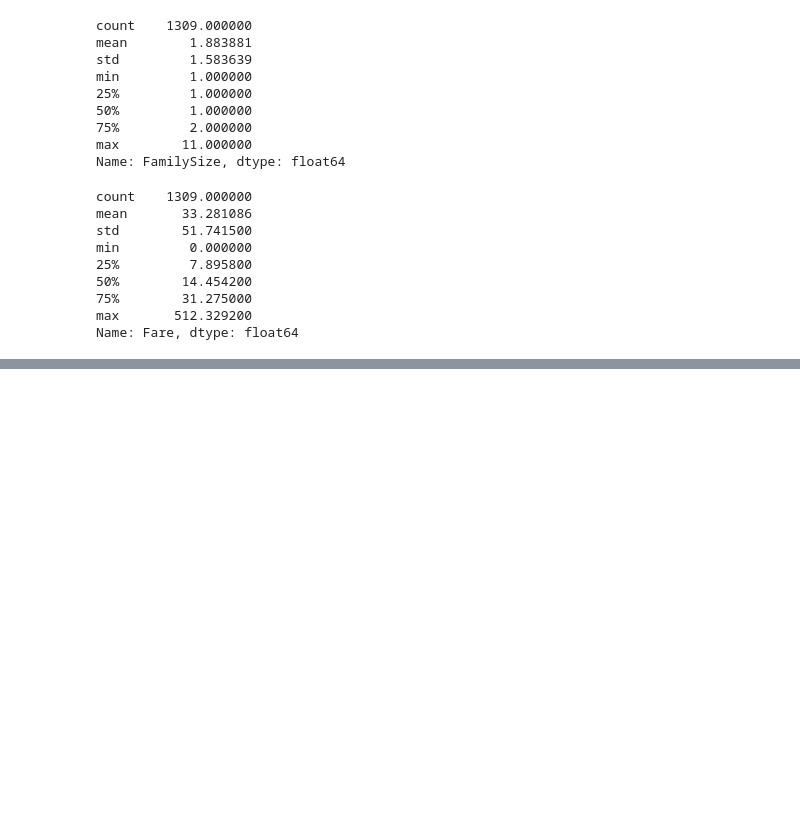
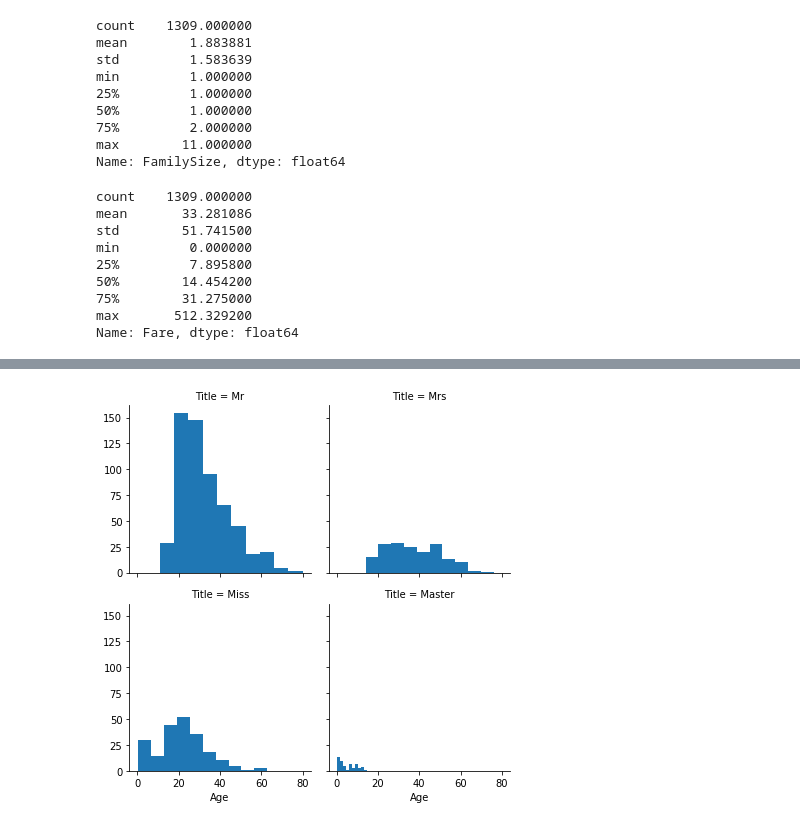
Before and after one commit to elanderos318/titanic-machine-learning, a Jupyter notebook: jupyter_notebook_code/titanic_machine_learning_notebook.ipynb, the cells around one changed output, grey strips where cells are left out. Saved outputs shown, nothing was run; the diff lists cells and outputs as text; code cells hidden in the pictures; blank space fills up the shorter version.

Commit message:
begin data cleaning for age, missing values based on title stats

```diff
--- a/jupyter_notebook_code/titanic_machine_learning_notebook.ipynb
+++ b/jupyter_notebook_code/titanic_machine_learning_notebook.ipynb
@@ -410,0 +402,4 @@ qcut(x, q, labels=None, retbins=False, precision=3, duplicates='raise')
+# %%
+data.drop(['Cabin'], axis=1, inplace=True)
+# %%
+data['Title'] = data.Name.str.extract(' ([A-Za-z]+)\.', expand=False)
@@ -410,0 +439,4 @@ qcut(x, q, labels=None, retbins=False, precision=3, duplicates='raise')
+# %%
+data['Title'] = data['Title'].replace('Mlle', 'Miss')
+data['Title'] = data['Title'].replace('Ms', 'Miss')
+data['Title'] = data['Title'].replace('Mme', 'Mrs')
@@ -410,0 +466,5 @@ qcut(x, q, labels=None, retbins=False, precision=3, duplicates='raise')
+# %%
+rare_titles = ['Dr', 'Rev', 'Col', 'Major', 'Jonkheer', 'Don',
+              'Capt', 'Dona', 'Lady', 'Sir', 'Countess']
+common_titles = ['Mr', 'Miss', 'Mrs', 'Master']
+filtered_data = data.loc[data['Title'].isin(common_titles), :]
@@ -410,0 +480,4 @@ qcut(x, q, labels=None, retbins=False, precision=3, duplicates='raise')
+# %%
+g = sns.FacetGrid(filtered_data, col="Title", col_wrap = 2).map(plt.hist, 'Age')
+# %% [output]
+[figure, added]
```
Also changed, not shown: parts of 19 cells of this notebook.
